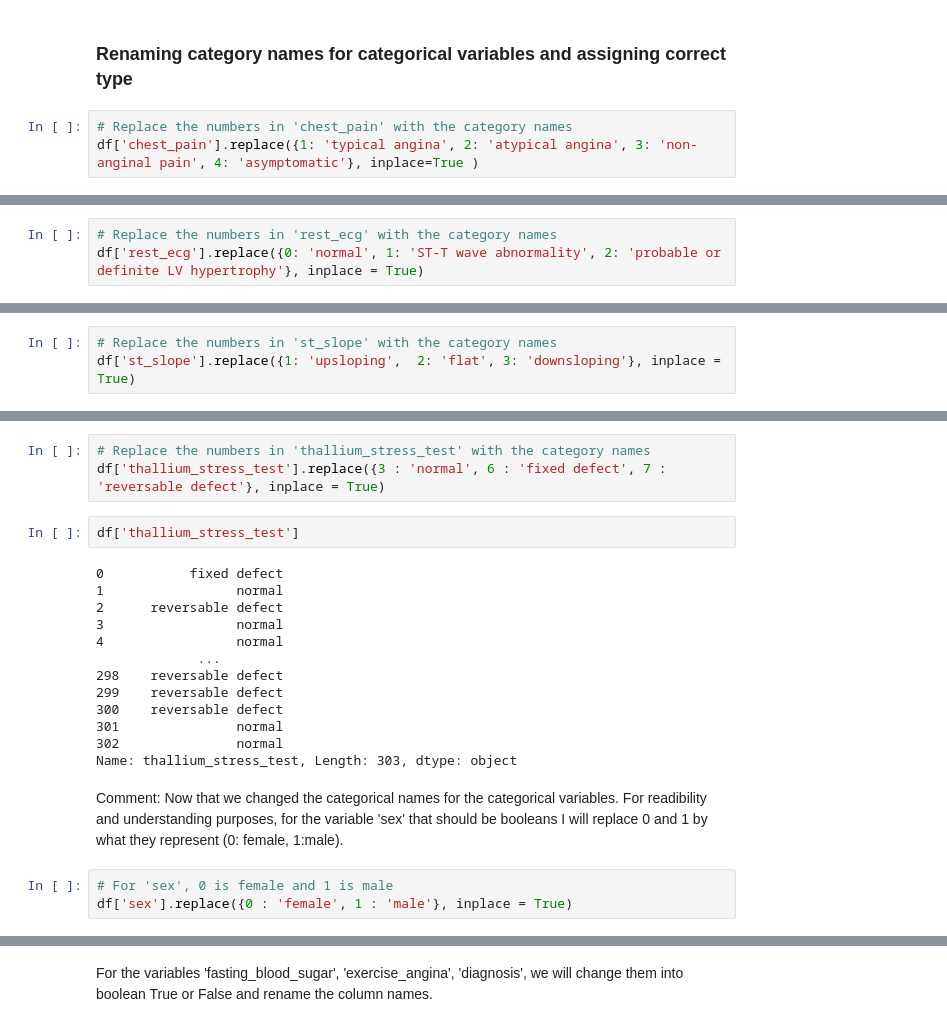
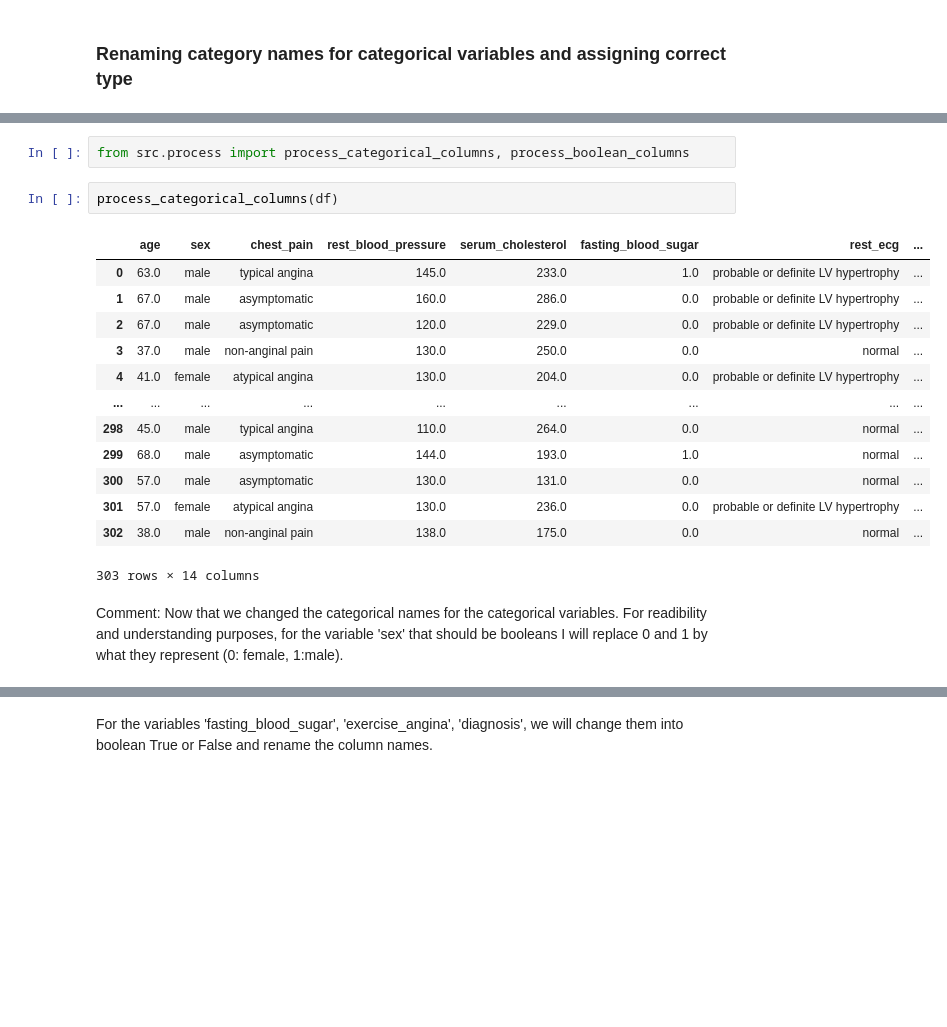
Before and after one commit to paulinedao/heart_disease, a Jupyter notebook: heart_disease/heart_disease.ipynb, the cells around one changed output, grey strips where cells are left out. Saved outputs shown, nothing was run; the diff lists cells and outputs as text; blank space fills up the shorter version.

```diff
--- a/heart_disease/heart_disease.ipynb
+++ b/heart_disease/heart_disease.ipynb
@@ -170,6 +170,3 @@ Then we will assign the correct type to each variable.
 ## Organizing the dataset
 # %% [markdown]
 ### Renaming category names for categorical variables and assigning correct type
-# %%
-# Replace the numbers in 'chest_pain' with the category names
-df['chest_pain'].replace({1: 'typical angina', 2: 'atypical angina', 3: 'non-anginal pain', 4: 'asymptomatic'}, inplace=True )
@@ -191,3 +172,0 @@ Name: chest_pain, Length: 303, dtype: object
-# %%
-# Replace the numbers in 'rest_ecg' with the category names
-df['rest_ecg'].replace({0: 'normal', 1: 'ST-T wave abnormality', 2: 'probable or definite LV hypertrophy'}, inplace = True)
@@ -209,3 +172,0 @@ Name: rest_ecg, Length: 303, dtype: object
-# %%
-# Replace the numbers in 'st_slope' with the category names
-df['st_slope'].replace({1: 'upsloping',  2: 'flat', 3: 'downsloping'}, inplace = True)
@@ -227,23 +173,20 @@ Name: st_slope, Length: 303, dtype: object
-# %%
-# Replace the numbers in 'thallium_stress_test' with the category names
-df['thallium_stress_test'].replace({3 : 'normal', 6 : 'fixed defect', 7 : 'reversable defect'}, inplace = True)
-# %%
-df['thallium_stress_test']
-# %% [output]
-0           fixed defect
-1                 normal
-2      reversable defect
-3                 normal
-4                 normal
-             ...
-298    reversable defect
-299    reversable defect
-300    reversable defect
-301               normal
-302               normal
-Name: thallium_stress_test, Length: 303, dtype: object
+# %%
+from src.process import process_categorical_columns, process_boolean_columns
+# %%
+process_categorical_columns(df)
+# %% [output]
+|  | age | sex | chest_pain | rest_blood_pressure | serum_cholesterol | fasting_blood_sugar | rest_ecg | ... |
+| 0 | 63.0 | male | typical angina | 145.0 | 233.0 | 1.0 | probable or definite LV hypertrophy | ... |
+| 1 | 67.0 | male | asymptomatic | 160.0 | 286.0 | 0.0 | probable or definite LV hypertrophy | ... |
+| 2 | 67.0 | male | asymptomatic | 120.0 | 229.0 | 0.0 | probable or definite LV hypertrophy | ... |
+| 3 | 37.0 | male | non-anginal pain | 130.0 | 250.0 | 0.0 | normal | ... |
+| 4 | 41.0 | female | atypical angina | 130.0 | 204.0 | 0.0 | probable or definite LV hypertrophy | ... |
+| ... | ... | ... | ... | ... | ... | ... | ... | ... |
+| 298 | 45.0 | male | typical angina | 110.0 | 264.0 | 0.0 | normal | ... |
+| 299 | 68.0 | male | asymptomatic | 144.0 | 193.0 | 1.0 | normal | ... |
+| 300 | 57.0 | male | asymptomatic | 130.0 | 131.0 | 0.0 | normal | ... |
+| 301 | 57.0 | female | atypical angina | 130.0 | 236.0 | 0.0 | probable or definite LV hypertrophy | ... |
+| 302 | 38.0 | male | non-anginal pain | 138.0 | 175.0 | 0.0 | normal | ... |
+303 rows × 14 columns
 # %% [markdown]
 Comment: Now that we changed the categorical names for the categorical variables. For readibility and understanding purposes, for the variable 'sex' that should be booleans I will replace 0 and 1 by what they represent (0: female, 1:male).
-# %%
-# For 'sex', 0 is female and 1 is male
-df['sex'].replace({0 : 'female', 1 : 'male'}, inplace = True)
```
Also changed, not shown: parts of 22 cells of this notebook.
